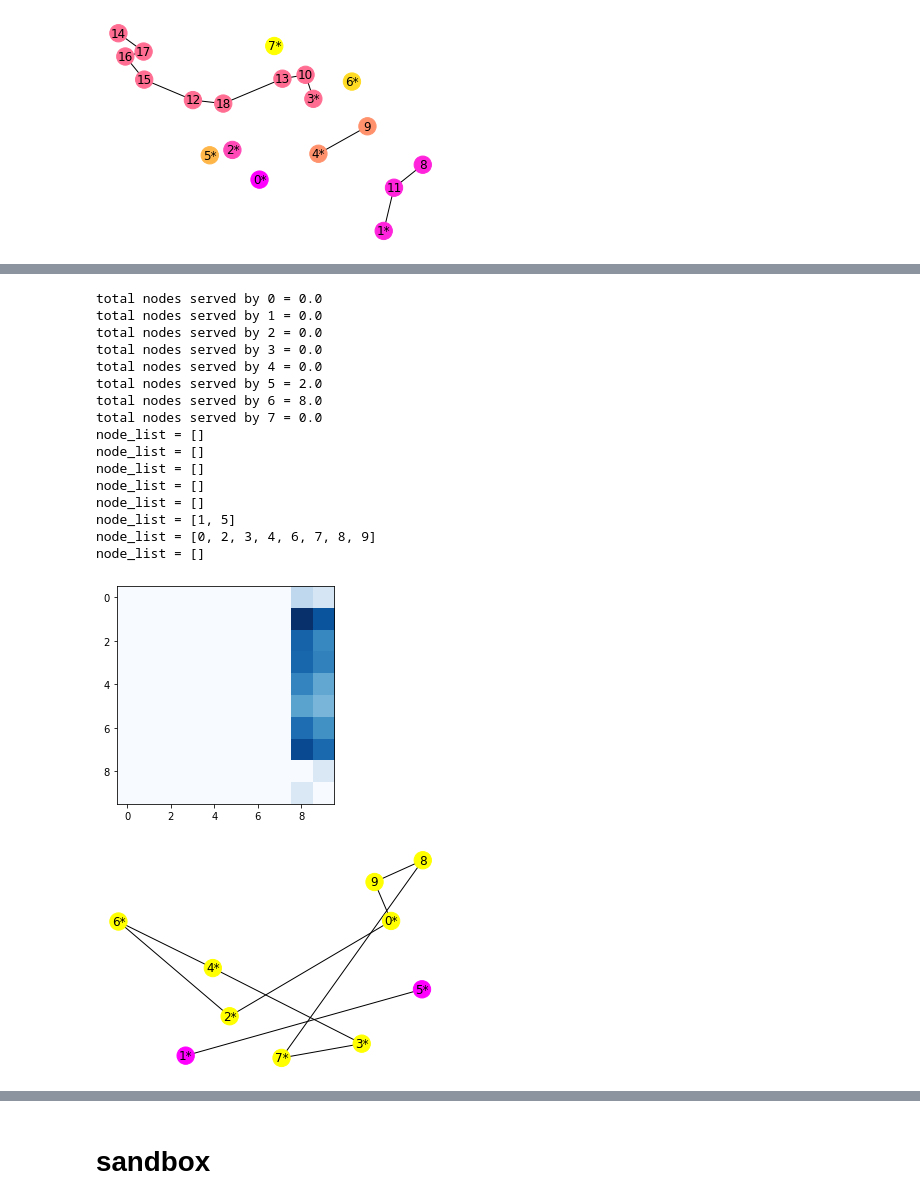
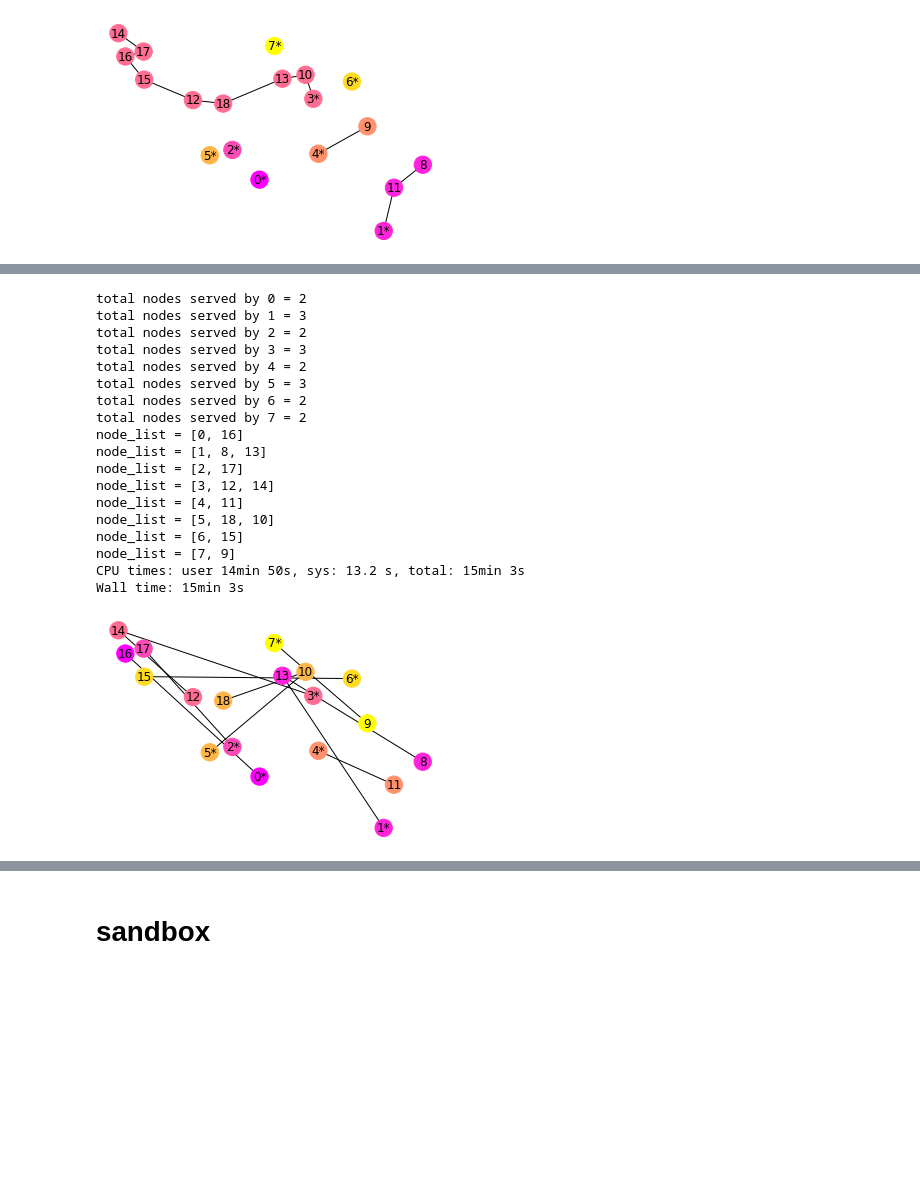
Before and after one commit to pabloazurduy/vrp-example, a Jupyter notebook: vrp.ipynb, the cells around one changed output, grey strips where cells are left out. Saved outputs shown, nothing was run; the diff lists cells and outputs as text; code cells hidden in the pictures; blank space fills up the shorter version.

```diff
--- a/vrp.ipynb
+++ b/vrp.ipynb
@@ -11,12 +11,19 @@ import matplotlib.pyplot as plt
 import numpy as np
 # %%
 class VRPInstance(object):
-    def __init__(self, nodes=[], nodes_pos = {}, trucks = [],origin = {}, cost_matrix =  None ): # TODO add miga_and_bloqued
+    def __init__(self, nodes=None, nodes_pos = {}, trucks = None, origin = {}, cost_matrix = None,
+                blocked_nodes = {}): # TODO add miga_and_bloqued
         """ create an empty instance
         """
+        if nodes == None:
+            nodes = []
+        if trucks == None:
+            trucks = []
+
         self.trucks = trucks
         self.origin = origin
         self.cost_matrix =  cost_matrix # this could be part of the edges attributes of self.graph
+        self.blocked_nodes = blocked_nodes
 
         # graph
         G = nx.Graph()
@@ -27,7 +34,7 @@ class VRPInstance(object):
         self.graph = G
 
     @classmethod
-    def generate_random_xy_instance(cls, n_nodes = 15, n_trucks=2, starting_nodes='default'):
+    def generate_random_xy_instance(cls, n_nodes = 15, n_trucks=2, starting_nodes='default', blocked_nodes = None):
         """[summary]
 
         Args:
@@ -64,7 +71,8 @@ class VRPInstance(object):
                    nodes_pos = nodes_pos,
                    trucks = trucks,
                    origin = origin,
-                   cost_matrix=cost_matrix)
+                   cost_matrix=cost_matrix,
+                   blocked_nodes=blocked_nodes)
     @property
     def nodes(self):
         return list(self.graph.nodes)
@@ -147,6 +155,7 @@ def find_optimal_solution(vrp_instance, objective_function = 'min_distance'):
     nodes = vrp_instance.nodes
     trucks = vrp_instance.trucks
     origin = vrp_instance.origin
+    blocked_nodes = vrp_instance.blocked_nodes
 
     # model
     model = mip.Model(name =  'vrp')
@@ -212,6 +221,11 @@ def find_optimal_solution(vrp_instance, objective_function = 'min_distance'):
                 model.add_constr(u[(i,k)] >=2  , name=f'subtour_constraint_lowerbound_{i}')
                 model.add_constr(u[(i,k)] <= graph_len -1, name=f'subtour_constraint_upperbound_{i}')
 
+    # 5. blocked nodes
+    if blocked_nodes != None:
+        for k in blocked_nodes.keys():
+            for i in blocked_nodes[k]:
+                model.add_constr(y[(i,k)] == 0, name=f'blocked_node_{k}_{i}')
 
     # ============================ #
     # ==== model declaration ===== #
@@ -372,31 +401,31 @@ node_list = [0, 1, 3, 5, 7, 8, 9]
 # %%
+%%time
 # generate a instance
-vrp_instance = VRPInstance.generate_random_xy_instance(n_nodes = 10,
-                                                       n_trucks=8,
+n_trucks = 4
+n_nodes = 15
+vrp_instance = VRPInstance.generate_random_xy_instance(n_nodes = n_nodes+n_trucks,
+                                                       n_trucks= 8,
                                                        starting_nodes='default')
 
-plt.imshow(vrp_instance.cost_matrix, cmap=plt.cm.Blues,)
-
-#%%time
-
-x, y, u,  = find_optimal_solution(vrp_instance, objective_function='min_distance')
-vrp_instance.plot_solution(x, y, file_name = 'min_distance.png')
+x, y, u, model  = find_optimal_solution(vrp_instance, objective_function='lowest_pos')
+vrp_instance.plot_solution(x, y, file_name = 'lowest_pos.png')
 # %% [output]
-total nodes served by 0 = 0.0
-total nodes served by 1 = 0.0
-total nodes served by 2 = 0.0
-total nodes served by 3 = 0.0
-total nodes served by 4 = 0.0
-total nodes served by 5 = 2.0
-total nodes served by 6 = 8.0
-total nodes served by 7 = 0.0
-node_list = []
-node_list = []
-node_list = []
-node_list = []
-node_list = []
-node_list = [1, 5]
-node_list = [0, 2, 3, 4, 6, 7, 8, 9]
-node_list = []
+total nodes served by 0 = 2
+total nodes served by 1 = 3
+total nodes served by 2 = 2
+total nodes served by 3 = 3
+total nodes served by 4 = 2
+total nodes served by 5 = 3
+total nodes served by 6 = 2
+total nodes served by 7 = 2
+node_list = [0, 16]
+node_list = [1, 8, 13]
+node_list = [2, 17]
+node_list = [3, 12, 14]
+node_list = [4, 11]
+node_list = [5, 18, 10]
+node_list = [6, 15]
+node_list = [7, 9]
+CPU times: user 14min 50s, sys: 13.2 s, total: 15min 3s
+Wall time: 15min 3s
-[figure, old version]
+[figure, new version]
-[figure, removed]
```
Also changed, not shown: parts of 25 cells of this notebook.
